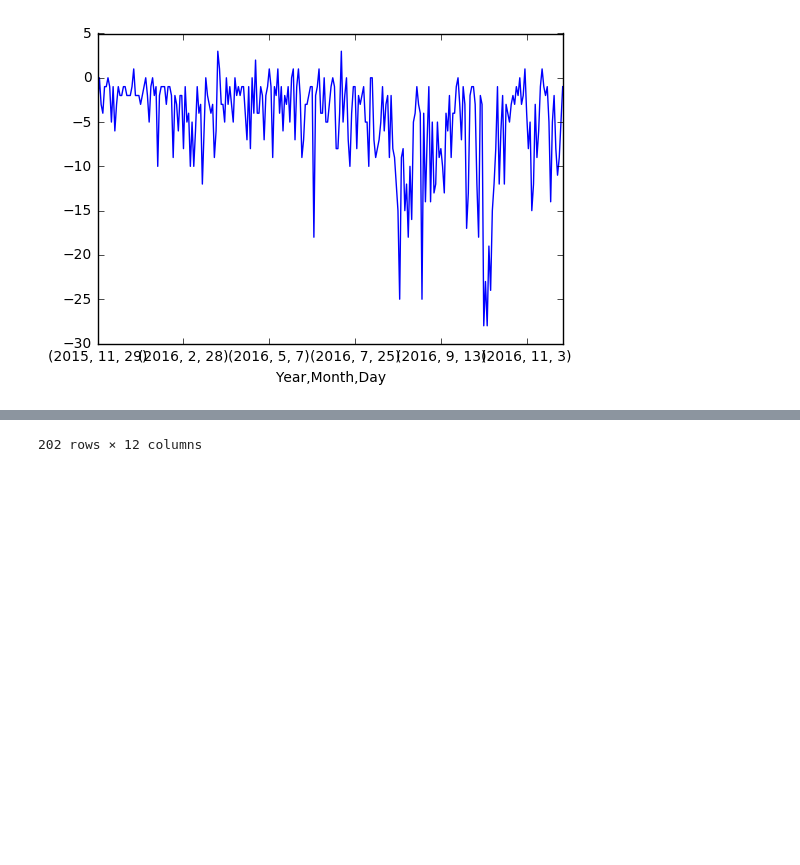
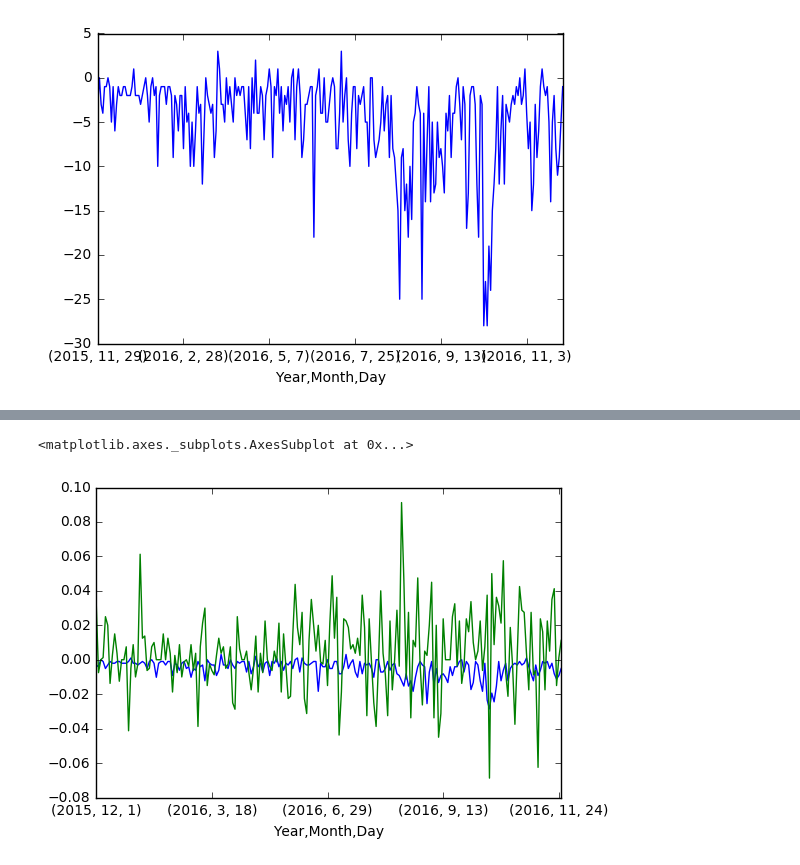
Before and after one commit to lfawaz/COMSE6998, a Jupyter notebook: Final Project/SentimentvsStock.ipynb, the cells around one changed output, grey strips where cells are left out. Drawn from its saved outputs; the diff is of its cells as text; code cells hidden in the pictures; blank space fills up the shorter version.

```diff
--- a/Final Project/SentimentvsStock.ipynb
+++ b/Final Project/SentimentvsStock.ipynb
@@ -39,5 +39,6 @@ joined_dataset = pd.merge(stock,final_By_month_day_year.reset_index(),on=['Year'
 joined_dataset['Change'] = joined_dataset['Change']/joined_dataset['Change'].sum()
 joined_dataset['sentiment'] = joined_dataset['sentiment']/joined_dataset['sentiment'].sum() * -1
 # %%
-joined_dataset.groupby(['Year','Month','Day'])['sentiment'].sum().plot
+joined_dataset.groupby(['Year','Month','Day'])['sentiment'].sum().plot()
+joined_dataset.groupby(['Year','Month','Day'])['Change'].sum().plot()
 # %% [output]
@@ -61 +45,2 @@ joined_dataset.groupby(['Year','Month','Day'])['sentiment'].sum().plot
-202 rows × 12 columns
+<matplotlib.axes._subplots.AxesSubplot at 0x...>
+[figure, added]
```
Also changed, not shown: parts of 3 cells of this notebook.
